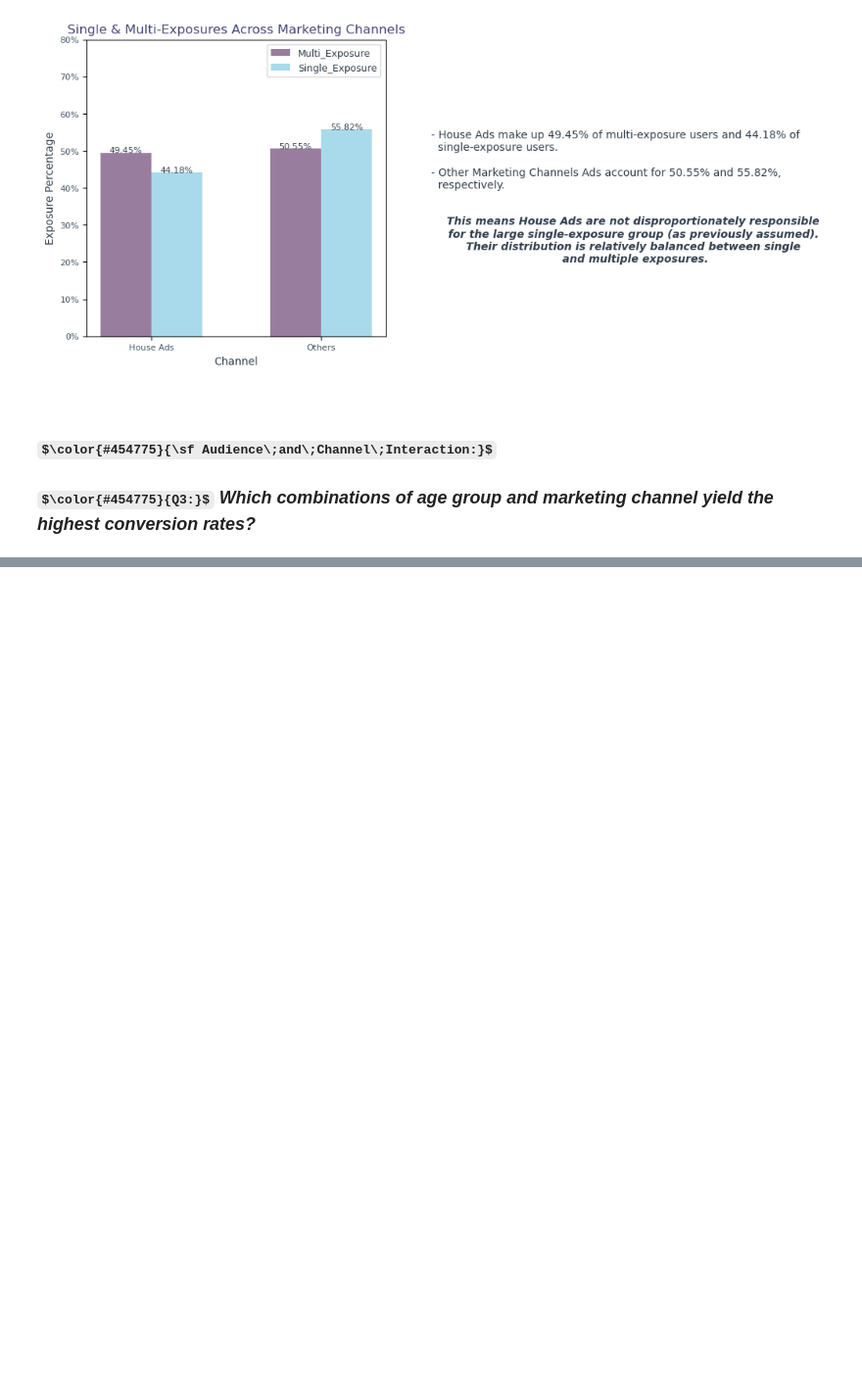
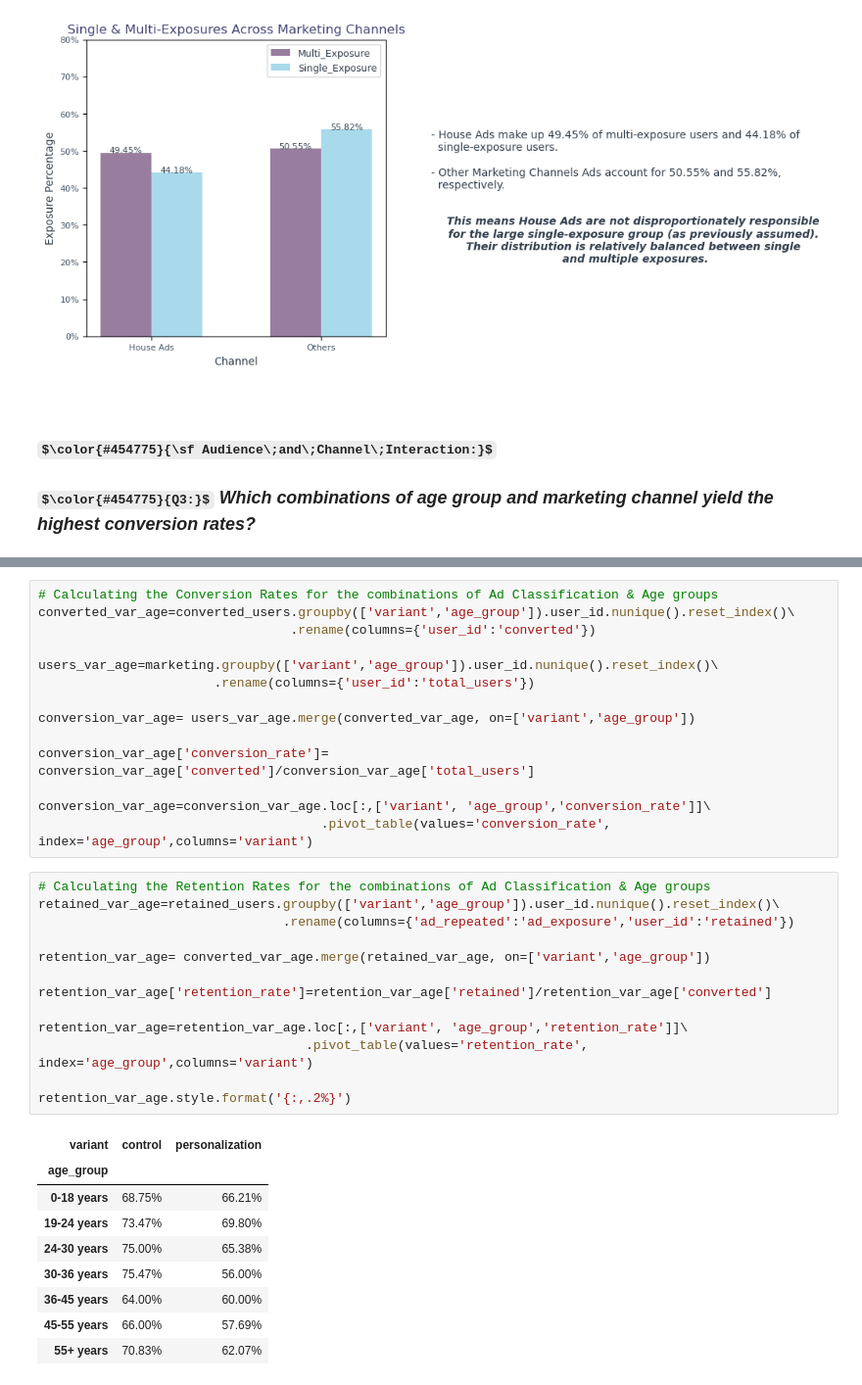
Before and after one commit to hend-a-ghafour/Analyzing_Marketing_Campaigns, a Jupyter notebook: Analyzing_Marketing_Campaigns.ipynb, the cells around one changed output, grey strips where cells are left out. Shown at 98% size. Saved outputs shown, nothing was run; the diff lists cells and outputs as text; some formulas as TeX source; blank space fills up the shorter version.

```diff
--- a/Analyzing_Marketing_Campaigns.ipynb
+++ b/Analyzing_Marketing_Campaigns.ipynb
@@ -2493,0 +2490,37 @@ plt.show()
+# %%
+# Calculating the Conversion Rates for the combinations of Ad Classification & Age groups
+converted_var_age=converted_users.groupby(['variant','age_group']).user_id.nunique().reset_index()\
+                                 .rename(columns={'user_id':'converted'})
+
+users_var_age=marketing.groupby(['variant','age_group']).user_id.nunique().reset_index()\
+                       .rename(columns={'user_id':'total_users'})
+
+conversion_var_age= users_var_age.merge(converted_var_age, on=['variant','age_group'])
+
+conversion_var_age['conversion_rate']= conversion_var_age['converted']/conversion_var_age['total_users']
+
+conversion_var_age=conversion_var_age.loc[:,['variant', 'age_group','conversion_rate']]\
+                                     .pivot_table(values='conversion_rate', index='age_group',columns='variant')
+# %%
+# Calculating the Retention Rates for the combinations of Ad Classification & Age groups
+retained_var_age=retained_users.groupby(['variant','age_group']).user_id.nunique().reset_index()\
+                                .rename(columns={'ad_repeated':'ad_exposure','user_id':'retained'})
+
+retention_var_age= converted_var_age.merge(retained_var_age, on=['variant','age_group'])
+
+retention_var_age['retention_rate']=retention_var_age['retained']/retention_var_age['converted']
+
+retention_var_age=retention_var_age.loc[:,['variant', 'age_group','retention_rate']]\
+                                   .pivot_table(values='retention_rate', index='age_group',columns='variant')
+
+retention_var_age.style.format('{:,.2%}')
+# %% [output]
+| variant | control | personalization |
+| age_group |  |  |
+| 0-18 years | 68.75% | 66.21% |
+| 19-24 years | 73.47% | 69.80% |
+| 24-30 years | 75.00% | 65.38% |
+| 30-36 years | 75.47% | 56.00% |
+| 36-45 years | 64.00% | 60.00% |
+| 45-55 years | 66.00% | 57.69% |
+| 55+ years | 70.83% | 62.07% |
```
Also changed, not shown: parts of 6 cells of this notebook.
